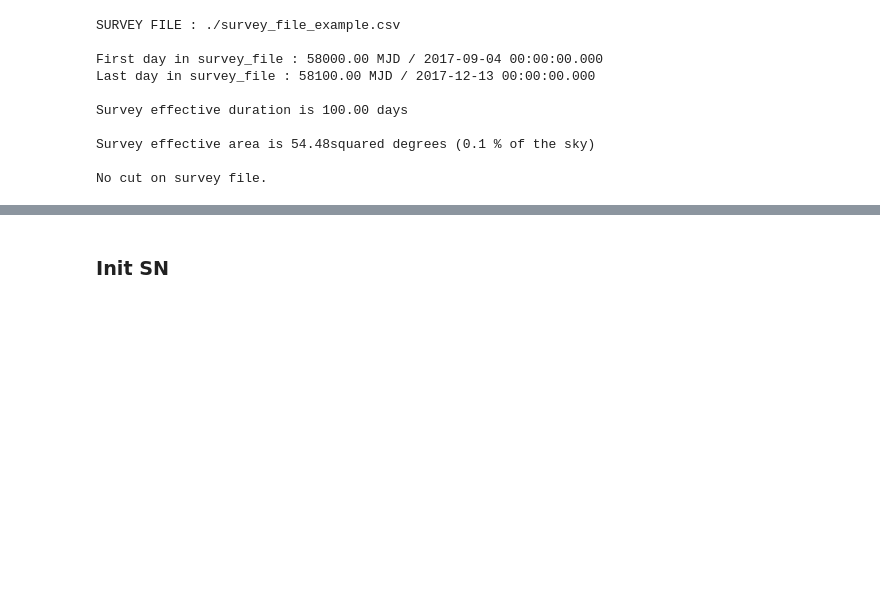
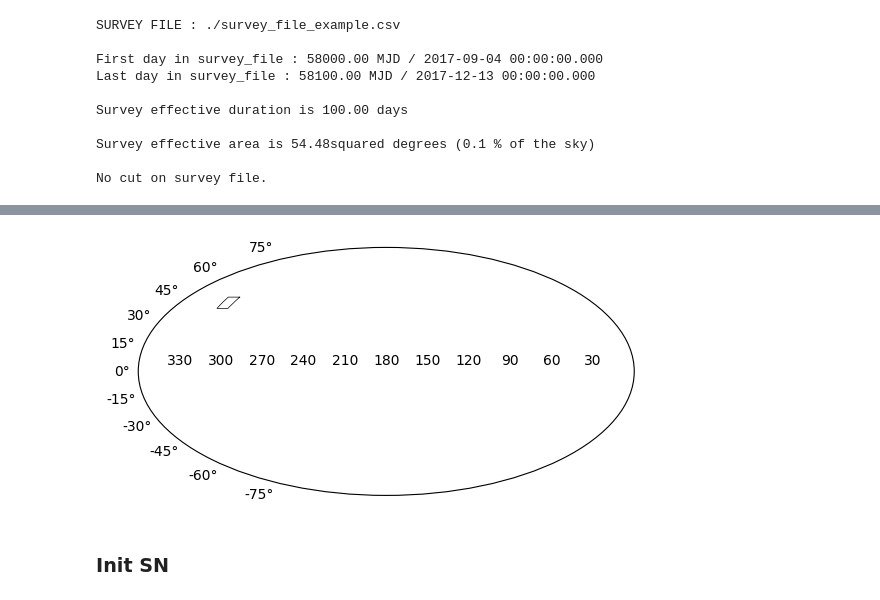
Before and after one commit to bastiencarreres/snsim, a Jupyter notebook: Examples/SNSim_one_snia_simulation.ipynb, the cells around one changed output, grey strips where cells are left out. Drawn from its saved outputs; the diff is of its cells as text; code cells hidden in the pictures; blank space fills up the shorter version.

```diff
--- a/Examples/SNSim_one_snia_simulation.ipynb
+++ b/Examples/SNSim_one_snia_simulation.ipynb
@@ -42,3 +47,8 @@ No cut on survey file.
+# %%
+# Show fields on ra dec map
+survey.fields.show_fields()
+# %% [output]
+[figure, added]
 # %% [markdown]
 ### Init SN
 # %%
```
Also changed, not shown: parts of 1 cell of this notebook.
